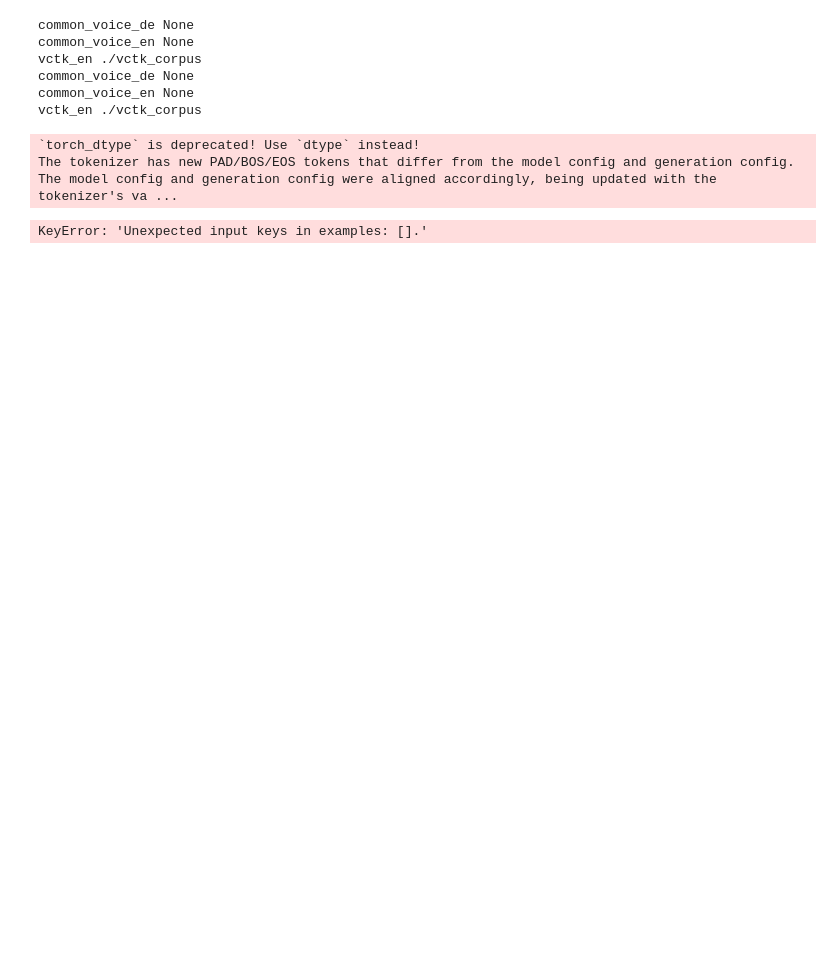
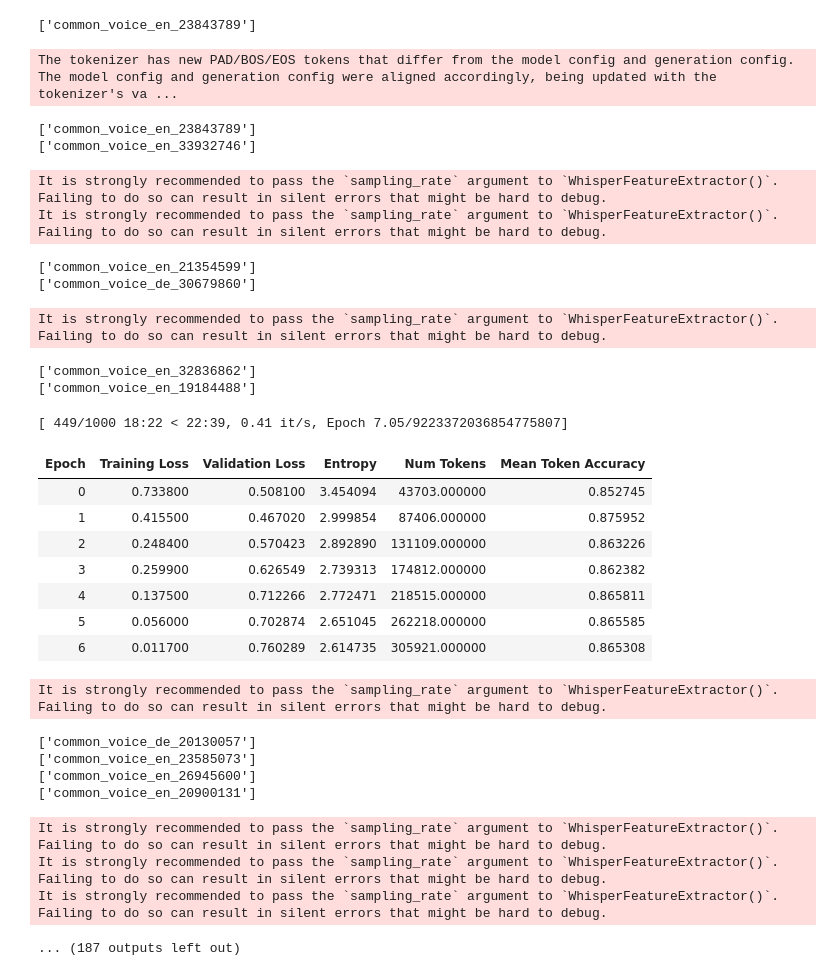
Before and after one commit to arunimaCh29/SpeechLLMs-robustness, a Jupyter notebook: pre_processing.ipynb, the cells around one changed output. Cells and saved outputs as stored; diff of their text form; code cells hidden in the pictures; blank space fills up the shorter version.

Commit message:
QLoRA training files updated

```diff
--- a/pre_processing.ipynb
+++ b/pre_processing.ipynb
@@ -45,33 +138,3 @@ eval_len = int(0.2*total_len)
 
 eval_ds = sift_data.select(range(eval_len))
 train_ds = sift_data.select(range(eval_len,total_len))
-# %%
-base_datasets_root = "/home/jovyan/.cache/huggingface/datasets"
-base_datasets_paths = {
-    "common_voice_de": None, # No longer needs a path, handled by load_dataset
-    #"multilingual_librispeech_de": None, # No longer needs a path, handled by load_dataset
-    "common_voice_en": None, # No longer needs a path, handled by load_dataset
-    "vctk_en": "./vctk_corpus" # VCTK still needs a root path for torchaudio
-}
-
-# Create an instance of the SIFT50MDataset
-sift_iterable_dataset_train = SIFT50MDataset(sift_dataset=train_ds, base_datasets_paths=base_datasets_paths)
-sift_iterable_dataset_eval = SIFT50MDataset(sift_dataset=eval_ds, base_datasets_paths=base_datasets_paths)
-# %% [output]
-common_voice_de None
-common_voice_en None
-vctk_en ./vctk_corpus
-common_voice_de None
-common_voice_en None
-vctk_en ./vctk_corpus
-# %%
-
-%reload_ext autoreload
-
-from src.train_qlora import train_model
-
-train_model( eval_ds = sift_iterable_dataset_eval,train_ds = sift_iterable_dataset_train)
-# %% [output]
-`torch_dtype` is deprecated! Use `dtype` instead!
-The tokenizer has new PAD/BOS/EOS tokens that differ from the model config and generation config. The model config and generation config were aligned accordingly, being updated with the tokenizer's va ...
-KeyError: 'Unexpected input keys in examples: [].'
@@ -77,0 +149,49 @@ KeyError: 'Unexpected input keys in examples: [].'
+# %%
+%reload_ext autoreload
+
+from src.train_qlora import train_model
+from transformers import AutoProcessor
+from src.data_utils import SIFT50MDataset
+from src.data_collator import CustomDataCollator
+
+
+def main():
+    processor = AutoProcessor.from_pretrained("Qwen/Qwen2-Audio-7B-Instruct")
+    data_collator = CustomDataCollator(processor)
+
+    sift_iterable_dataset_eval = SIFT50MDataset(sift_dataset=filtered_sift_data_eval, base_datasets_paths=base_datasets_paths)
+    sift_iterable_dataset_train = SIFT50MDataset(sift_dataset=filtered_sift_data, base_datasets_paths=base_datasets_paths)
+
+    train_model( eval_ds = sift_iterable_dataset_eval,train_ds = sift_iterable_dataset_train, processor=processor, custom_data_collator=data_collator)
+# %%
+main()
+# %% [output]
+['common_voice_en_23843789']
+The tokenizer has new PAD/BOS/EOS tokens that differ from the model config and generation config. The model config and generation config were aligned accordingly, being updated with the tokenizer's va ...
+['common_voice_en_23843789']
+['common_voice_en_33932746']
+It is strongly recommended to pass the `sampling_rate` argument to `WhisperFeatureExtractor()`. Failing to do so can result in silent errors that might be hard to debug.
+It is strongly recommended to pass the `sampling_rate` argument to `WhisperFeatureExtractor()`. Failing to do so can result in silent errors that might be hard to debug.
+['common_voice_en_21354599']
+['common_voice_de_30679860']
+It is strongly recommended to pass the `sampling_rate` argument to `WhisperFeatureExtractor()`. Failing to do so can result in silent errors that might be hard to debug.
+['common_voice_en_32836862']
+['common_voice_en_19184488']
+[ 449/1000 18:22 < 22:39, 0.41 it/s, Epoch 7.05/9223372036854775807]
+| Epoch | Training Loss | Validation Loss | Entropy | Num Tokens | Mean Token Accuracy |
+| 0 | 0.733800 | 0.508100 | 3.454094 | 43703.000000 | 0.852745 |
+| 1 | 0.415500 | 0.467020 | 2.999854 | 87406.000000 | 0.875952 |
+| 2 | 0.248400 | 0.570423 | 2.892890 | 131109.000000 | 0.863226 |
+| 3 | 0.259900 | 0.626549 | 2.739313 | 174812.000000 | 0.862382 |
+| 4 | 0.137500 | 0.712266 | 2.772471 | 218515.000000 | 0.865811 |
+| 5 | 0.056000 | 0.702874 | 2.651045 | 262218.000000 | 0.865585 |
+| 6 | 0.011700 | 0.760289 | 2.614735 | 305921.000000 | 0.865308 |
+It is strongly recommended to pass the `sampling_rate` argument to `WhisperFeatureExtractor()`. Failing to do so can result in silent errors that might be hard to debug.
+['common_voice_de_20130057']
+['common_voice_en_23585073']
+['common_voice_en_26945600']
+['common_voice_en_20900131']
+It is strongly recommended to pass the `sampling_rate` argument to `WhisperFeatureExtractor()`. Failing to do so can result in silent errors that might be hard to debug.
+It is strongly recommended to pass the `sampling_rate` argument to `WhisperFeatureExtractor()`. Failing to do so can result in silent errors that might be hard to debug.
+It is strongly recommended to pass the `sampling_rate` argument to `WhisperFeatureExtractor()`. Failing to do so can result in silent errors that might be hard to debug.
+... (187 outputs left out)
```
Also changed, not shown: parts of 11 cells of this notebook, 4 other files.
